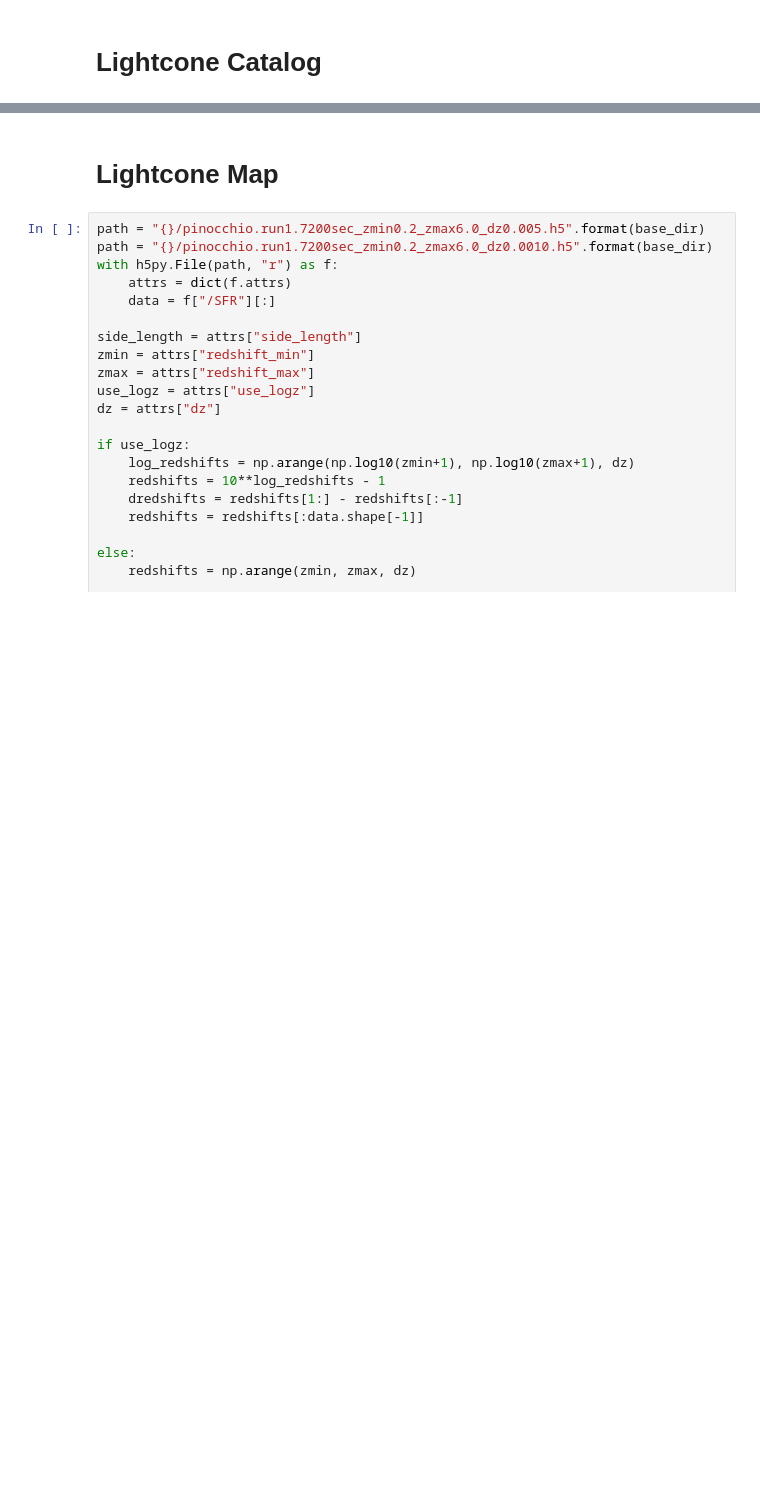
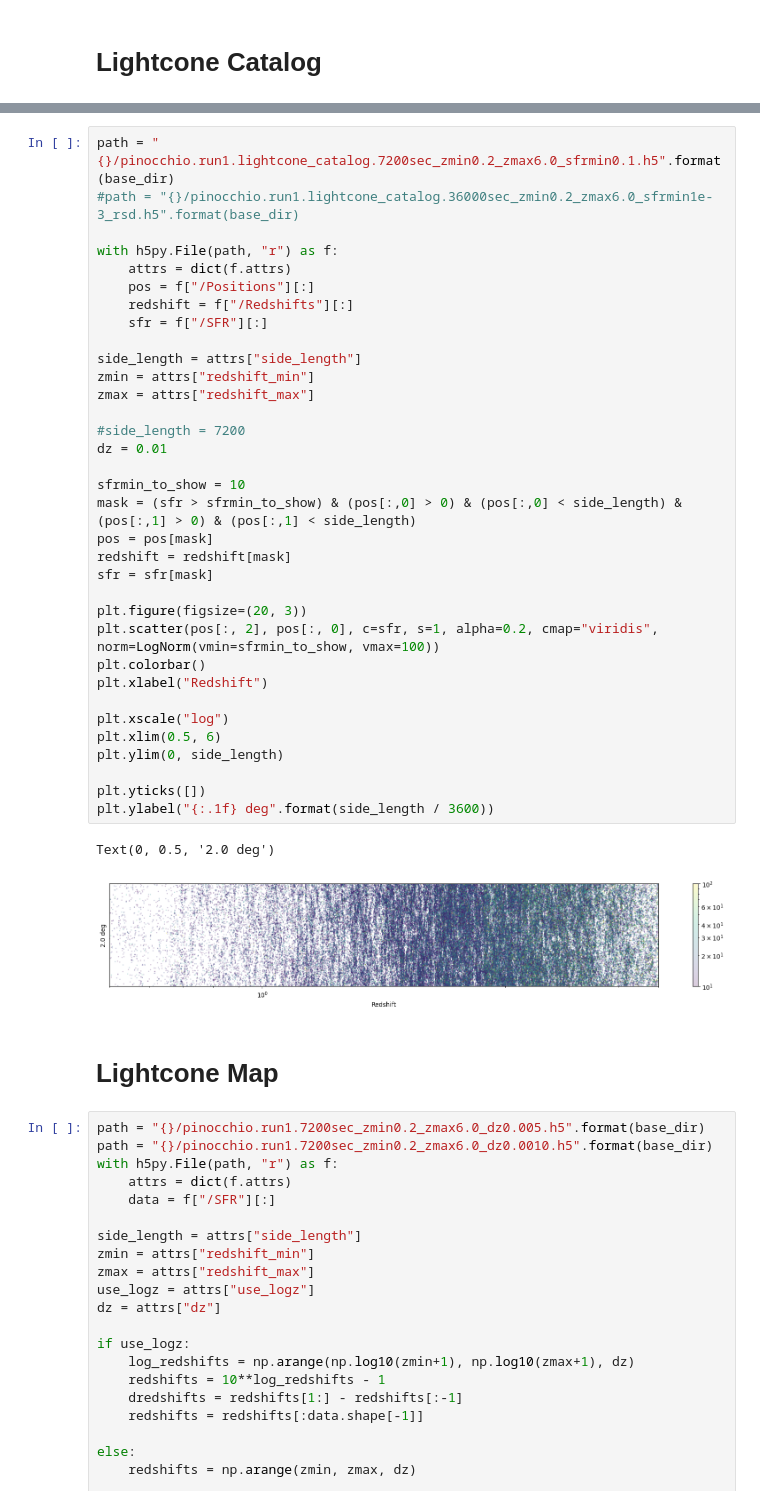
Before and after one commit to knmoriwaki/cosmoglint, a Jupyter notebook: notebooks/plot_lightcone.ipynb, the cells around one changed output, grey strips where cells are left out. Drawn from its saved outputs; the diff is of its cells as text; blank space fills up the shorter version.

```diff
--- a/notebooks/plot_lightcone.ipynb
+++ b/notebooks/plot_lightcone.ipynb
@@ -70,3 +77,40 @@ Text(0, 0.5, '2.0 deg')
+# %%
+path = "{}/pinocchio.run1.lightcone_catalog.7200sec_zmin0.2_zmax6.0_sfrmin0.1.h5".format(base_dir)
+#path = "{}/pinocchio.run1.lightcone_catalog.36000sec_zmin0.2_zmax6.0_sfrmin1e-3_rsd.h5".format(base_dir)
+
+with h5py.File(path, "r") as f:
+    attrs = dict(f.attrs)
+    pos = f["/Positions"][:]
+    redshift = f["/Redshifts"][:]
+    sfr = f["/SFR"][:]
+
+side_length = attrs["side_length"]
+zmin = attrs["redshift_min"]
+zmax = attrs["redshift_max"]
+
+#side_length = 7200
+dz = 0.01
+
+sfrmin_to_show = 10
+mask = (sfr > sfrmin_to_show) & (pos[:,0] > 0) & (pos[:,0] < side_length) & (pos[:,1] > 0) & (pos[:,1] < side_length)
+pos = pos[mask]
+redshift = redshift[mask]
+sfr = sfr[mask]
+
+plt.figure(figsize=(20, 3))
+plt.scatter(pos[:, 2], pos[:, 0], c=sfr, s=1, alpha=0.2, cmap="viridis", norm=LogNorm(vmin=sfrmin_to_show, vmax=100))
+plt.colorbar()
+plt.xlabel("Redshift")
+
+plt.xscale("log")
+plt.xlim(0.5, 6)
+plt.ylim(0, side_length)
+
+plt.yticks([])
+plt.ylabel("{:.1f} deg".format(side_length / 3600))
+# %% [output]
+Text(0, 0.5, '2.0 deg')
+[figure, added]
 # %% [markdown]
 # Lightcone Map
 # %%
```
Also changed, not shown: parts of 5 cells of this notebook, 2 other files.
